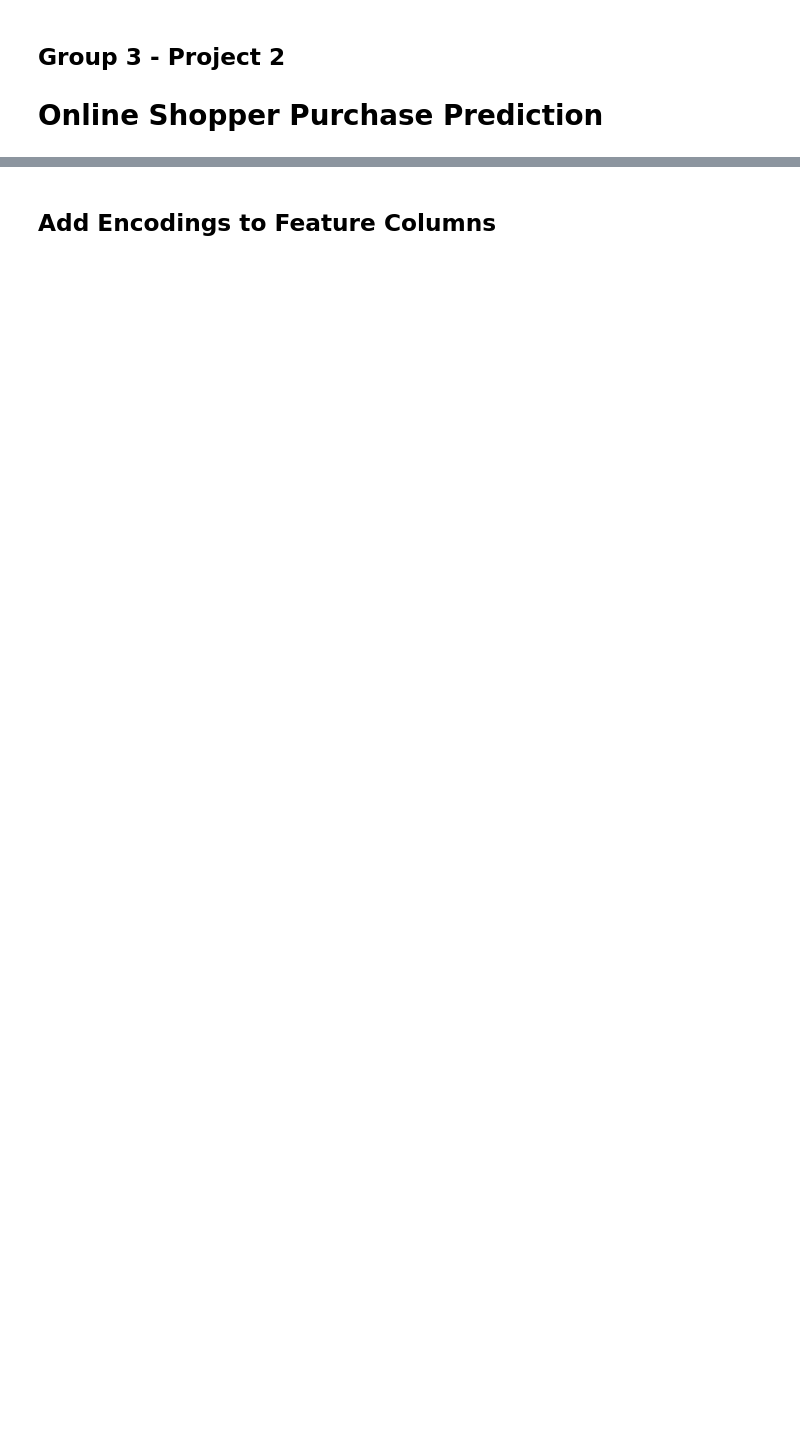
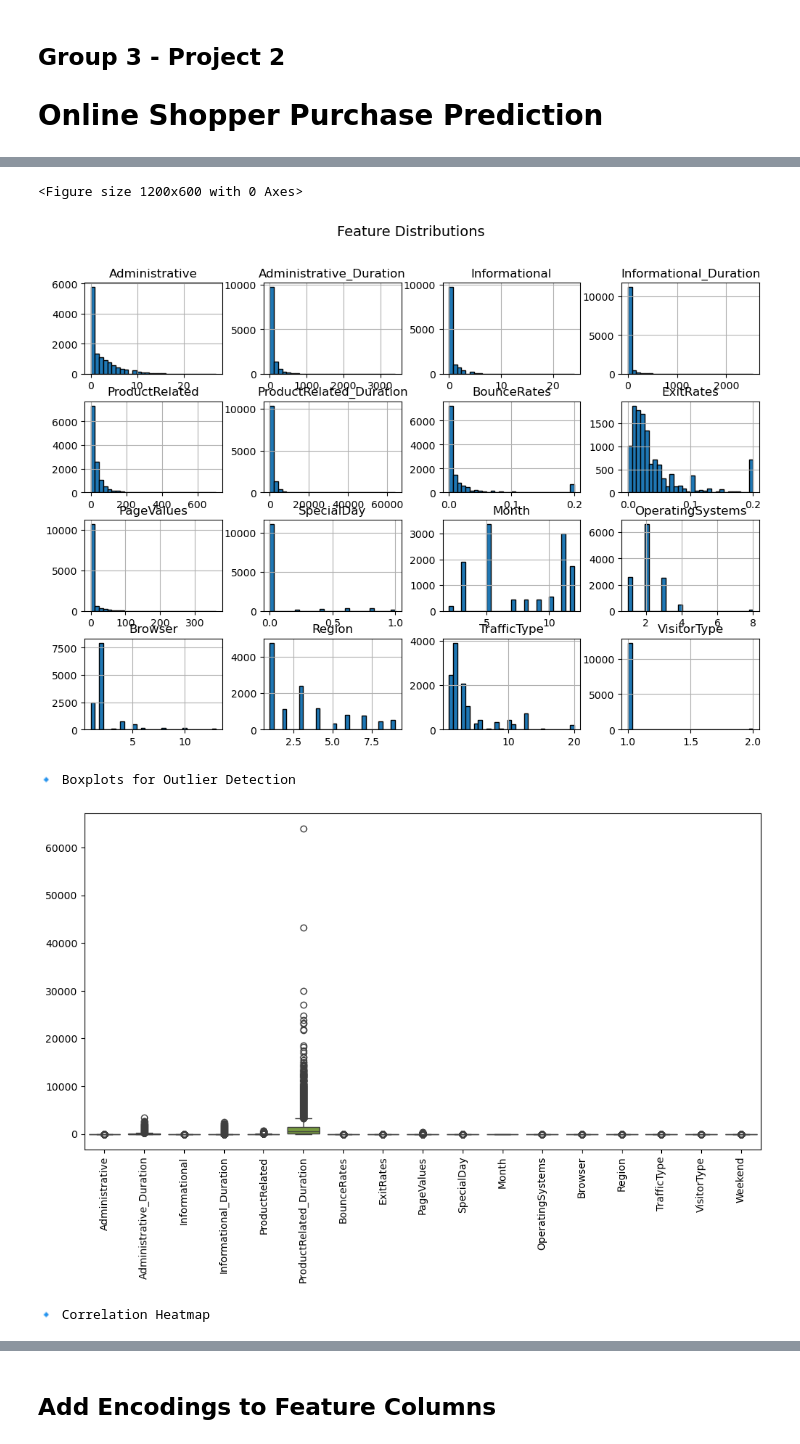
Before and after one commit to DaxKelson/aibootcampGroup3Project2, a Jupyter notebook: Project2.ipynb, the cells around one changed output, grey strips where cells are left out. Cells and saved outputs as stored; diff of their text form; code cells hidden in the pictures; blank space fills up the shorter version.

```diff
--- a/Project2.ipynb
+++ b/Project2.ipynb
@@ -103,0 +92,23 @@ X_train.describe()
+# %%
+plt.figure(figsize=(12, 6))
+X.hist(figsize=(12, 8), bins=30, edgecolor="k")
+plt.suptitle("Feature Distributions", fontsize=14)
+plt.show()
+
+print("\n🔹 Boxplots for Outlier Detection")
+plt.figure(figsize=(12, 6))
+sns.boxplot(data=X)
+plt.xticks(rotation=90)
+plt.show()
+
+print("\n🔹 Correlation Heatmap")
+plt.figure(figsize=(10, 6))
+sns.heatmap(X.corr(), annot=True, cmap="coolwarm", fmt=".2f")
+plt.title("Feature Correlation Heatmap")
+plt.show()
+# %% [output]
+<Figure size 1200x600 with 0 Axes>
+[figure, added]
+🔹 Boxplots for Outlier Detection
+[figure, added]
+🔹 Correlation Heatmap
```
Also changed, not shown: parts of 20 cells of this notebook, 1 other file.
